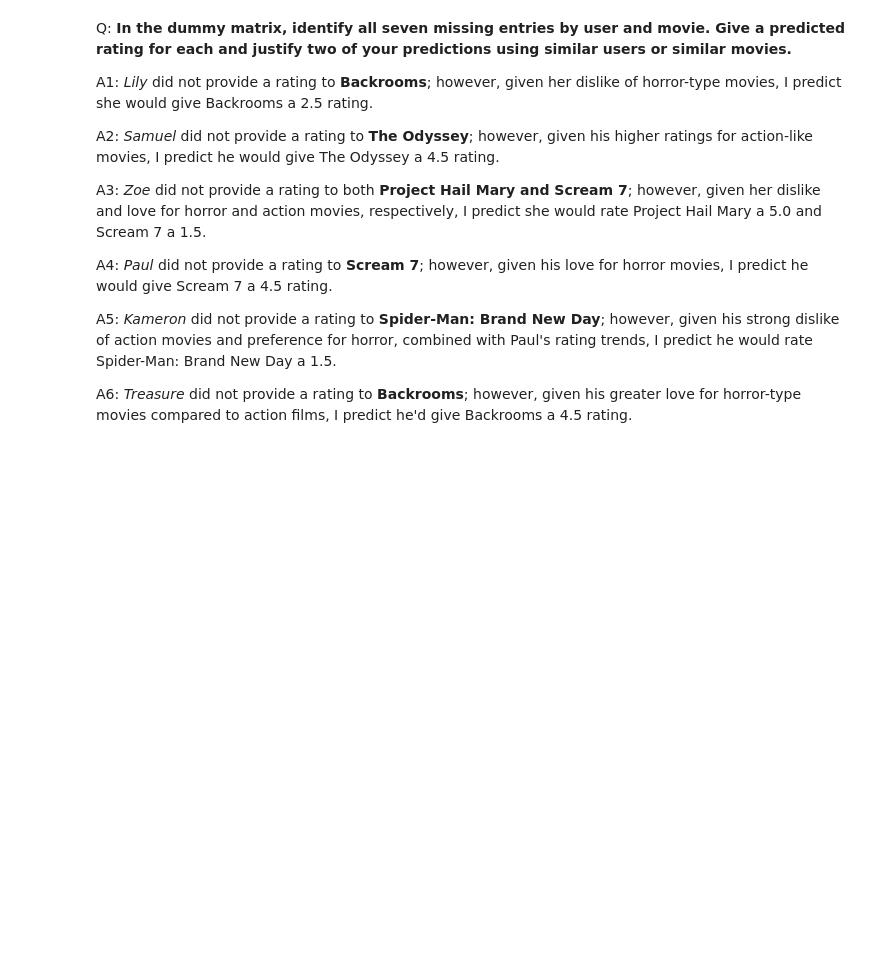
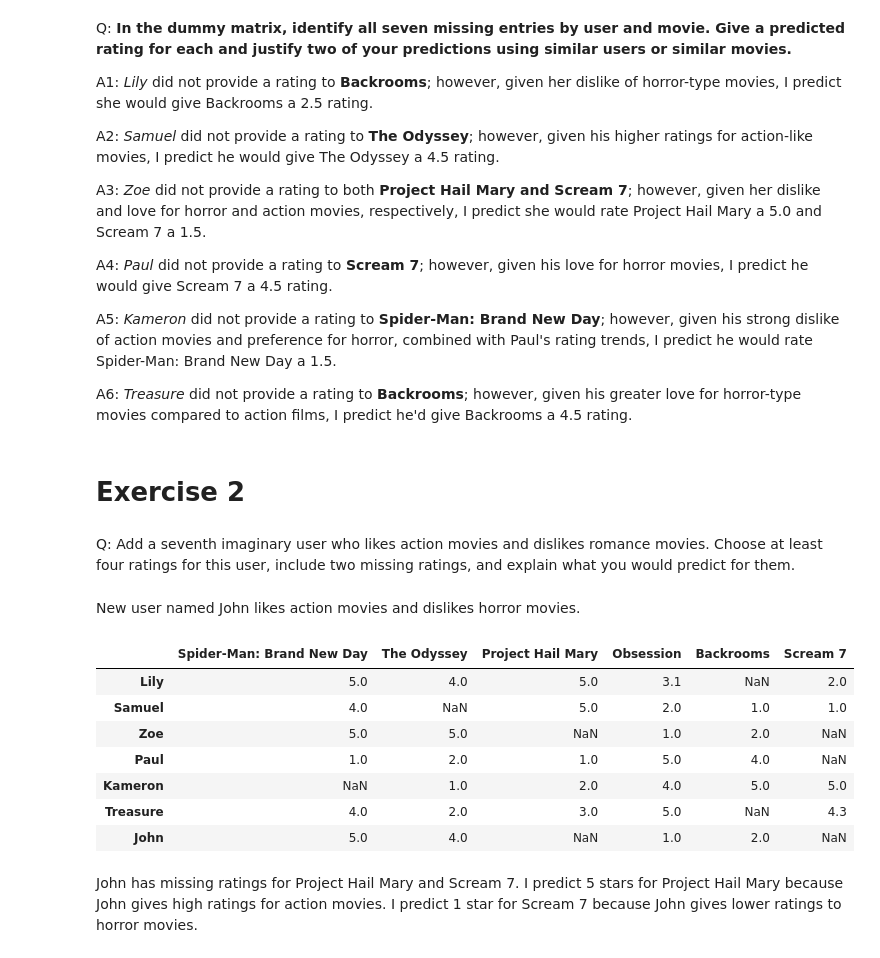
Before and after one commit to lilydeller/Math344-Project, a Jupyter notebook: notebooks/01_ratings_matrix.ipynb, the cells around one changed output. Cells and saved outputs as stored; diff of their text form; code cells hidden in the pictures; blank space fills up the shorter version.

Commit message:
Exercise 2

```diff
--- a/notebooks/01_ratings_matrix.ipynb
+++ b/notebooks/01_ratings_matrix.ipynb
@@ -192,3 +192,37 @@ A4: *Paul* did not provide a rating to **Scream 7**; however, given his love for
 A5: *Kameron* did not provide a rating to **Spider-Man: Brand New Day**; however, given his strong dislike of action movies and preference for horror, combined with Paul's rating trends, I predict he would rate Spider-Man: Brand New Day a 1.5.
 
 A6: *Treasure* did not provide a rating to **Backrooms**; however, given his greater love for horror-type movies compared to action films, I predict he'd give Backrooms a 4.5 rating.
+# %% [markdown]
+# Exercise 2
+# %% [markdown]
+Q: Add a seventh imaginary user who likes action movies and dislikes romance movies. Choose
+at least four ratings for this user, include two missing ratings, and explain what you would
+predict for them.
+# %%
+users2 = ["Lily", "Samuel", "Zoe", "Paul", "Kameron", "Treasure", "John"]
+# %% [markdown]
+New user named John likes action movies and dislikes horror movies.
+# %%
+dummy2 = np.array([
+  [5, 4, 5, 3.1, np.nan, 2], # Lily
+  [4, np.nan, 5, 2, 1, 1], # Samuel
+  [5, 5, np.nan, 1, 2, np.nan], # Zoe
+  [1, 2, 1, 5, 4, np.nan], # Paul
+  [np.nan, 1, 2, 4, 5, 5], # Kameron
+  [4, 2, 3, 5, np.nan, 4.3], # Treasure
+  [5, 4, np.nan, 1, 2, np.nan], #John
+])
+# %%
+dummy_table2 = pd.DataFrame(dummy2, index=users2, columns=movies)
+dummy_table2
+# %% [output]
+|  | Spider-Man: Brand New Day | The Odyssey | Project Hail Mary | Obsession | Backrooms | Scream 7 |
+| Lily | 5.0 | 4.0 | 5.0 | 3.1 | NaN | 2.0 |
+| Samuel | 4.0 | NaN | 5.0 | 2.0 | 1.0 | 1.0 |
+| Zoe | 5.0 | 5.0 | NaN | 1.0 | 2.0 | NaN |
+| Paul | 1.0 | 2.0 | 1.0 | 5.0 | 4.0 | NaN |
+| Kameron | NaN | 1.0 | 2.0 | 4.0 | 5.0 | 5.0 |
+| Treasure | 4.0 | 2.0 | 3.0 | 5.0 | NaN | 4.3 |
+| John | 5.0 | 4.0 | NaN | 1.0 | 2.0 | NaN |
+# %% [markdown]
+John has missing ratings for Project Hail Mary and Scream 7. I predict 5 stars for Project Hail Mary because John gives high ratings for action movies. I predict 1 star for Scream 7 because John gives lower ratings to horror movies.
```
Also changed, not shown: parts of 1 cell of this notebook.
